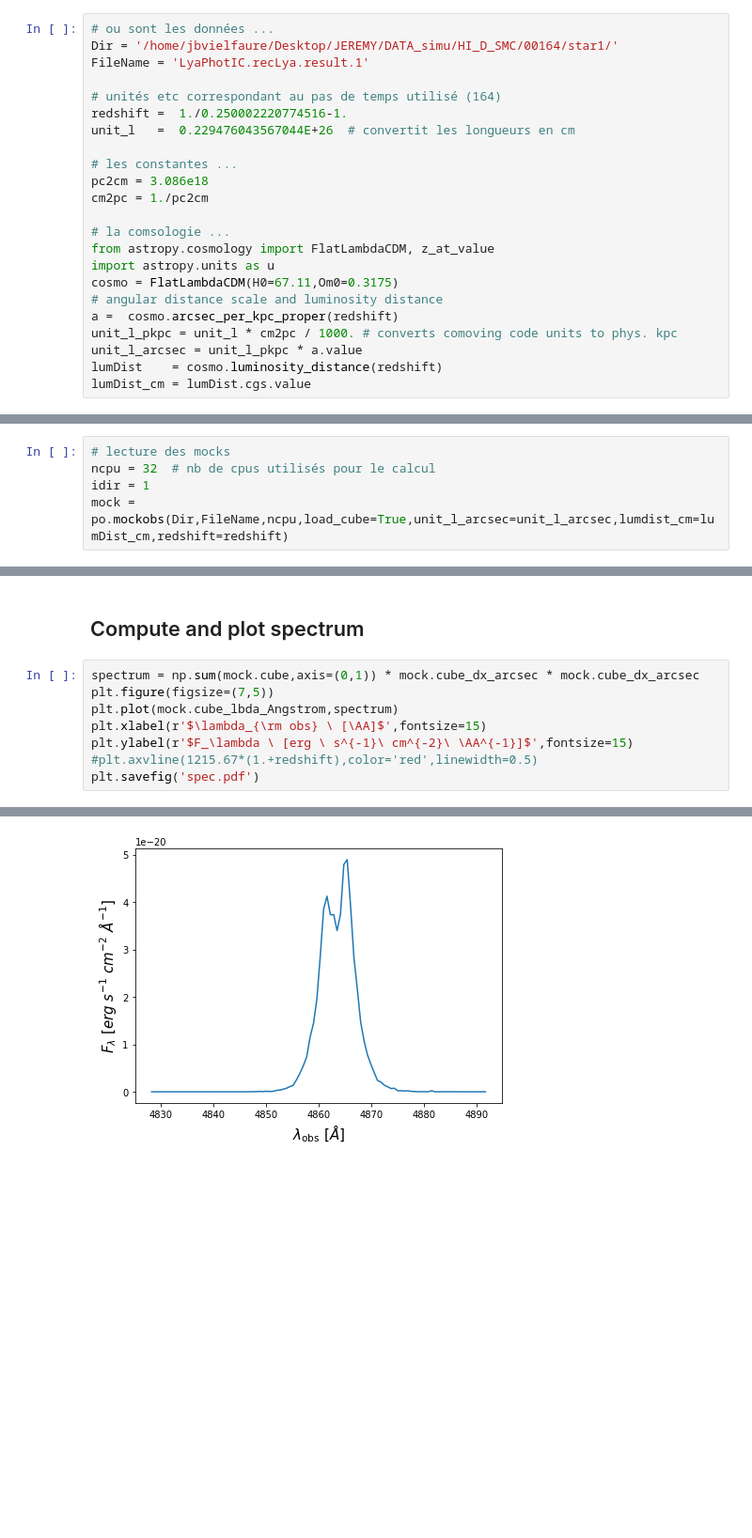
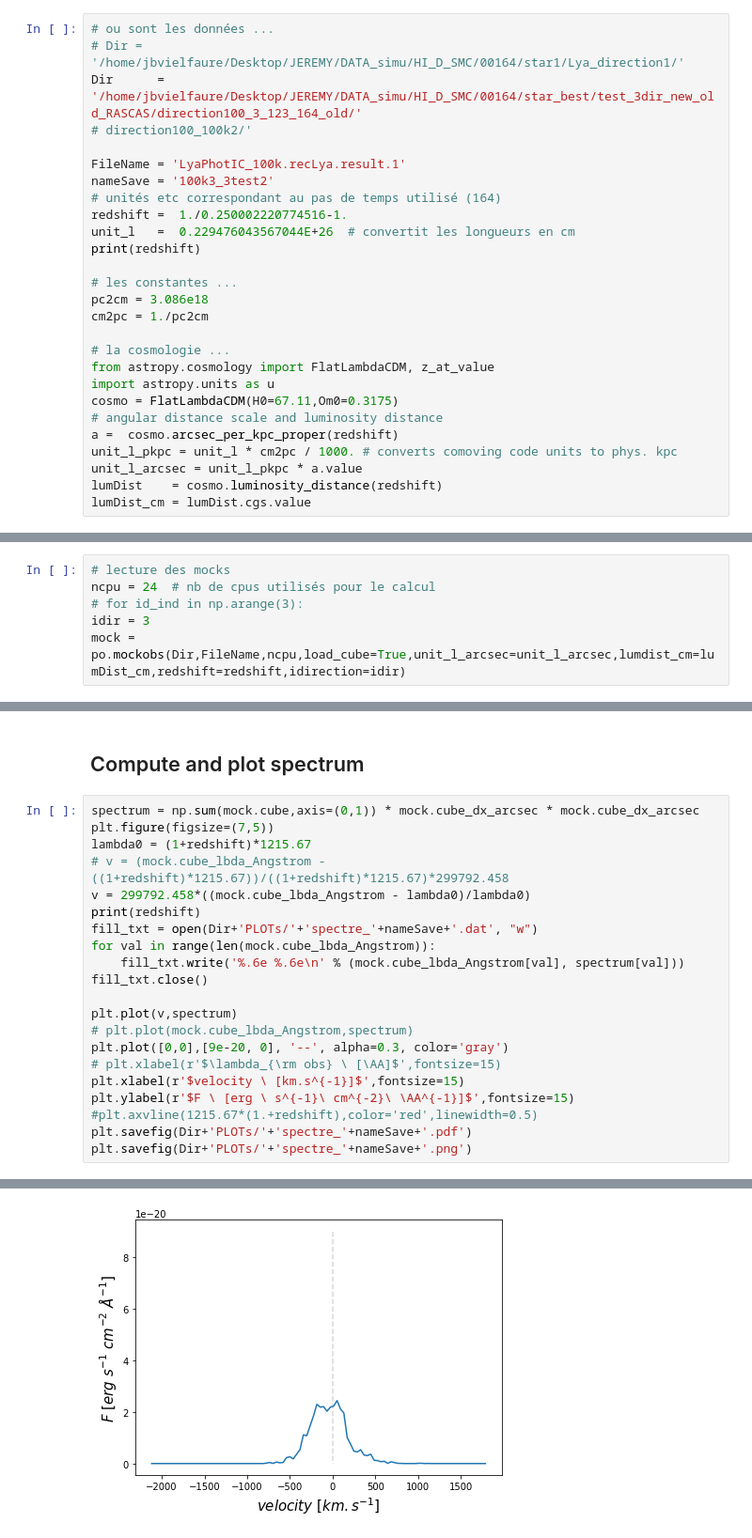
Before and after one commit to tgarel/RASCAS-idealised_models, a Jupyter notebook: py/JBV.ipynb, the cells around one changed output, grey strips where cells are left out. Shown at 94% size. Drawn from its saved outputs; the diff is of its cells as text; blank space fills up the shorter version.

```diff
--- a/py/JBV.ipynb
+++ b/py/JBV.ipynb
@@ -7,18 +7,22 @@ from mpl_toolkits.axes_grid1.inset_locator import inset_axes
 import numpy as np
 # %%
 # ou sont les données ...
-Dir = '/home/jbvielfaure/Desktop/JEREMY/DATA_simu/HI_D_SMC/00164/star1/'
-FileName = 'LyaPhotIC.recLya.result.1'
+# Dir = '/home/jbvielfaure/Desktop/JEREMY/DATA_simu/HI_D_SMC/00164/star1/Lya_direction1/'
+Dir      = '/home/jbvielfaure/Desktop/JEREMY/DATA_simu/HI_D_SMC/00164/star_best/test_3dir_new_old_RASCAS/direction100_3_123_164_old/'
+# direction100_100k2/'
 
+FileName = 'LyaPhotIC_100k.recLya.result.1'
+nameSave = '100k3_3test2'
 # unités etc correspondant au pas de temps utilisé (164)
 redshift =  1./0.250002220774516-1.
 unit_l   =  0.229476043567044E+26  # convertit les longueurs en cm
+print(redshift)
 
 # les constantes ...
 pc2cm = 3.086e18
 cm2pc = 1./pc2cm
 
-# la comsologie ...
+# la cosmologie ...
 from astropy.cosmology import FlatLambdaCDM, z_at_value
 import astropy.units as u
 cosmo = FlatLambdaCDM(H0=67.11,Om0=0.3175)
@@ -31,8 +37,9 @@ lumDist_cm = lumDist.cgs.value
 # %%
 # lecture des mocks
-ncpu = 32  # nb de cpus utilisés pour le calcul
-idir = 1
-mock = po.mockobs(Dir,FileName,ncpu,load_cube=True,unit_l_arcsec=unit_l_arcsec,lumdist_cm=lumDist_cm,redshift=redshift)
+ncpu = 24  # nb de cpus utilisés pour le calcul
+# for id_ind in np.arange(3):
+idir = 3
+mock = po.mockobs(Dir,FileName,ncpu,load_cube=True,unit_l_arcsec=unit_l_arcsec,lumdist_cm=lumDist_cm,redshift=redshift,idirection=idir)
 # %% [markdown]
 ## Compute and plot image
 # %%
@@ -61,9 +72,22 @@ plt.savefig('image.pdf')
 # %%
 spectrum = np.sum(mock.cube,axis=(0,1)) * mock.cube_dx_arcsec * mock.cube_dx_arcsec
 plt.figure(figsize=(7,5))
-plt.plot(mock.cube_lbda_Angstrom,spectrum)
-plt.xlabel(r'$\lambda_{\rm obs} \ [\AA]$',fontsize=15)
-plt.ylabel(r'$F_\lambda \ [erg \ s^{-1}\ cm^{-2}\ \AA^{-1}]$',fontsize=15)
+lambda0 = (1+redshift)*1215.67
+# v = (mock.cube_lbda_Angstrom - ((1+redshift)*1215.67))/((1+redshift)*1215.67)*299792.458
+v = 299792.458*((mock.cube_lbda_Angstrom - lambda0)/lambda0)
+print(redshift)
+fill_txt = open(Dir+'PLOTs/'+'spectre_'+nameSave+'.dat', "w")
+for val in range(len(mock.cube_lbda_Angstrom)):
+    fill_txt.write('%.6e %.6e\n' % (mock.cube_lbda_Angstrom[val], spectrum[val]))
+fill_txt.close()
+
+plt.plot(v,spectrum)
+# plt.plot(mock.cube_lbda_Angstrom,spectrum)
+plt.plot([0,0],[9e-20, 0], '--', alpha=0.3, color='gray')
+# plt.xlabel(r'$\lambda_{\rm obs} \ [\AA]$',fontsize=15)
+plt.xlabel(r'$velocity \ [km.s^{-1}]$',fontsize=15)
+plt.ylabel(r'$F \ [erg \ s^{-1}\ cm^{-2}\ \AA^{-1}]$',fontsize=15)
 #plt.axvline(1215.67*(1.+redshift),color='red',linewidth=0.5)
-plt.savefig('spec.pdf')
+plt.savefig(Dir+'PLOTs/'+'spectre_'+nameSave+'.pdf')
+plt.savefig(Dir+'PLOTs/'+'spectre_'+nameSave+'.png')
 # %% [output]
@@ -70 +95 @@ plt.savefig('spec.pdf')
-[figure, old version]
+[figure, new version]
```
Also changed, not shown: parts of 3 cells of this notebook, 1 other file.
